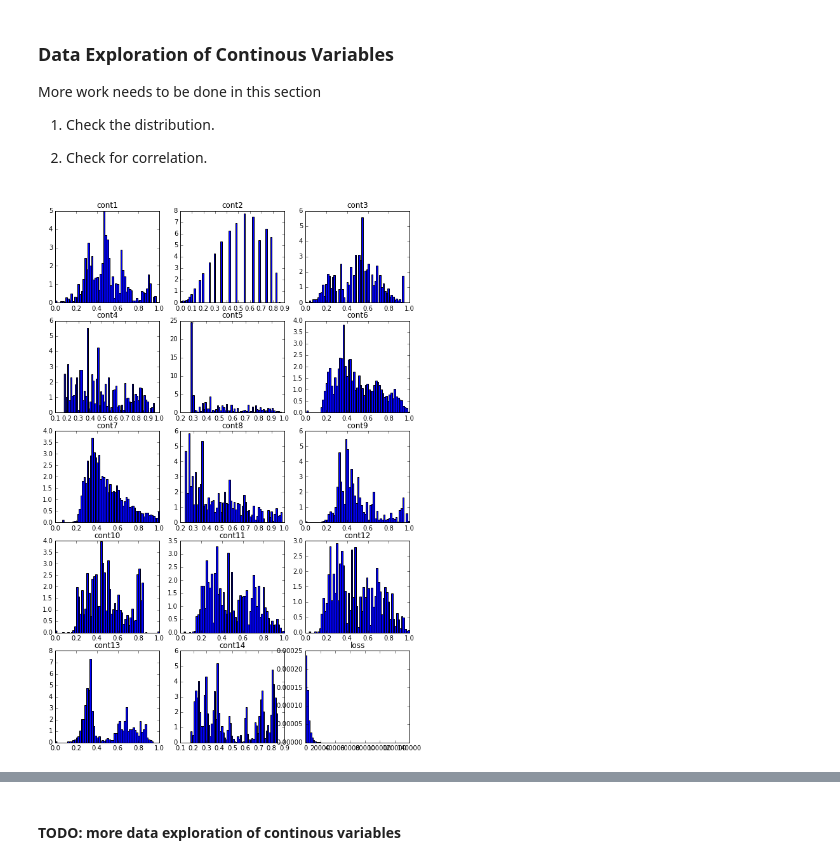
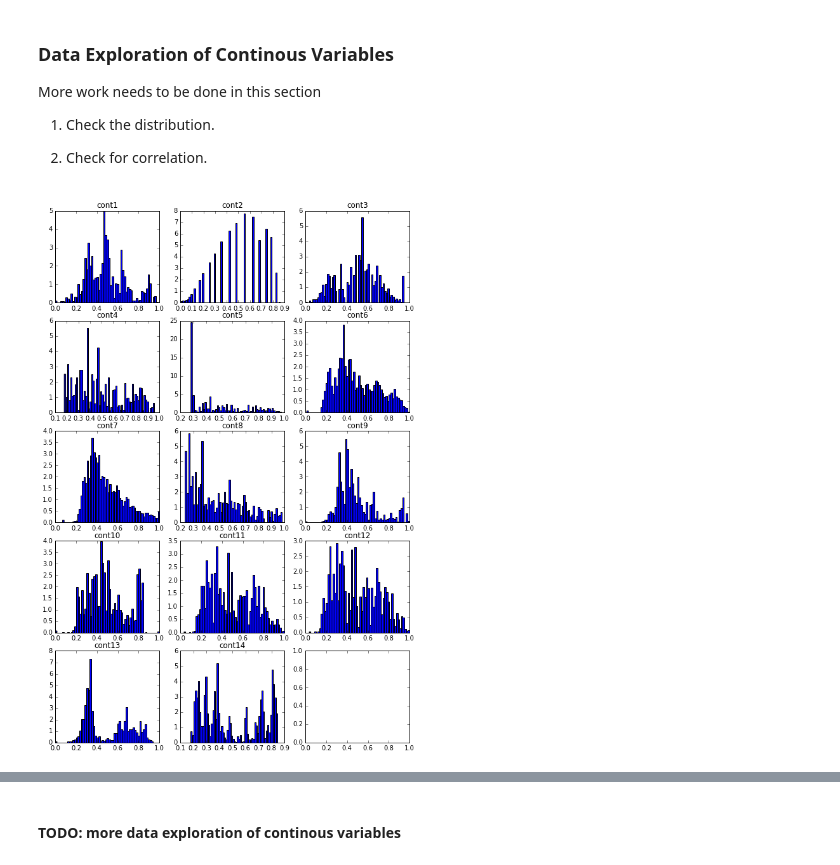
Before and after one commit to jtpdowns/AllstateChallenge, a Jupyter notebook: Allstate - Regression.ipynb, the cells around one changed output, grey strips where cells are left out. Cells and saved outputs as stored; diff of their text form; code cells hidden in the pictures.

```diff
--- a/Allstate - Regression.ipynb
+++ b/Allstate - Regression.ipynb
@@ -48,12 +51,14 @@ df_data = pd.read_csv('./data_in/train.csv')
 # %%
 #split data frame into categorical variables, continous variables (including all 'contx' variables and 'loss') and ids
 
+
+#separate categorical variables & continous variables.
 cat_cols=[]
 cont_cols=[]
 for c in df_data.columns:
     if c.find('cat') >=0: # -1: substring not found, >=0, starting index
         cat_cols.append(c)
-    elif c.find('cont')>=0 or c.find('loss')>=0:
+    elif c.find('cont')>=0:
         cont_cols.append(c)
 
 df_cont_vars = df_data[cont_cols]
@@ -91,13 +103,16 @@ More work needs to be done in this section
 # %%
 #function to plot histograms of continous variables
 def PlotHisContinousVars(df):
 
     plt.subplots(5,3, figsize=(10,15))
     jj = 0
     for column_name in df.columns:
         jj+=1
         plt.subplot(5,3,jj).hist(df[column_name],normed=True, bins=60)
         plt.subplot(5,3,jj).set(title=column_name)
     plt.show()
+
+
+PlotHisContinousVars(df_cont_vars)
 # %% [output]
-[figure, old version]
+[figure, new version]
```
Also changed, not shown: parts of 25 cells of this notebook.
